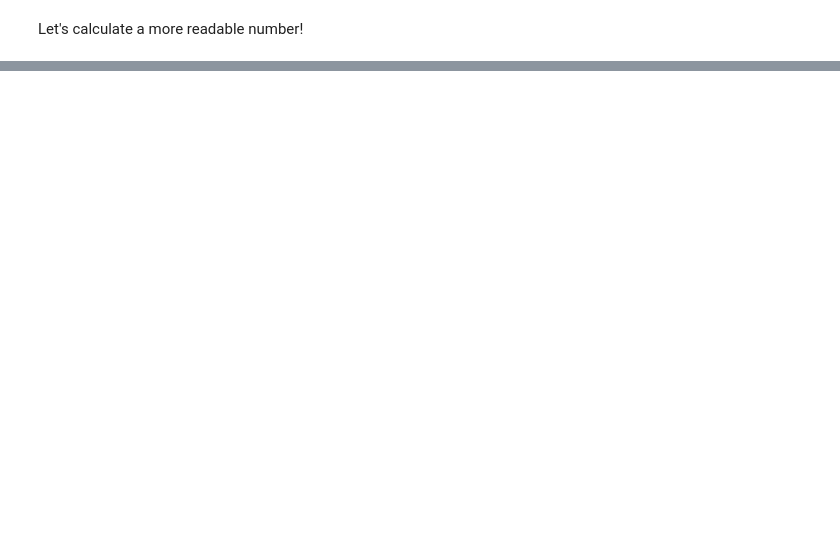
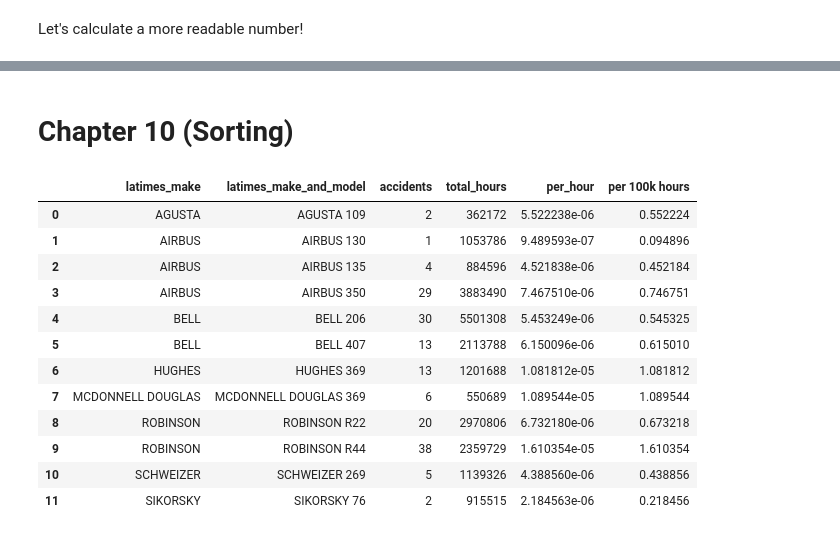
Before and after one commit to cnpeters-58/first-python-notebook, a Jupyter notebook: first_python_nb.ipynb, the cells around one changed output, grey strips where cells are left out. Drawn from its saved outputs; the diff is of its cells as text; code cells hidden in the pictures; blank space fills up the shorter version.

```diff
--- a/first_python_nb.ipynb
+++ b/first_python_nb.ipynb
@@ -719,0 +722,18 @@ merged_list
+# %% [markdown]
+# Chapter 10 (Sorting)
+# %%
+merged_list
+# %% [output]
+|  | latimes_make | latimes_make_and_model | accidents | total_hours | per_hour | per 100k hours |
+| 0 | AGUSTA | AGUSTA 109 | 2 | 362172 | 5.522238e-06 | 0.552224 |
+| 1 | AIRBUS | AIRBUS 130 | 1 | 1053786 | 9.489593e-07 | 0.094896 |
+| 2 | AIRBUS | AIRBUS 135 | 4 | 884596 | 4.521838e-06 | 0.452184 |
+| 3 | AIRBUS | AIRBUS 350 | 29 | 3883490 | 7.467510e-06 | 0.746751 |
+| 4 | BELL | BELL 206 | 30 | 5501308 | 5.453249e-06 | 0.545325 |
+| 5 | BELL | BELL 407 | 13 | 2113788 | 6.150096e-06 | 0.615010 |
+| 6 | HUGHES | HUGHES 369 | 13 | 1201688 | 1.081812e-05 | 1.081812 |
+| 7 | MCDONNELL DOUGLAS | MCDONNELL DOUGLAS 369 | 6 | 550689 | 1.089544e-05 | 1.089544 |
+| 8 | ROBINSON | ROBINSON R22 | 20 | 2970806 | 6.732180e-06 | 0.673218 |
+| 9 | ROBINSON | ROBINSON R44 | 38 | 2359729 | 1.610354e-05 | 1.610354 |
+| 10 | SCHWEIZER | SCHWEIZER 269 | 5 | 1139326 | 4.388560e-06 | 0.438856 |
+| 11 | SIKORSKY | SIKORSKY 76 | 2 | 915515 | 2.184563e-06 | 0.218456 |
```
Also changed, not shown: parts of 29 cells of this notebook.
